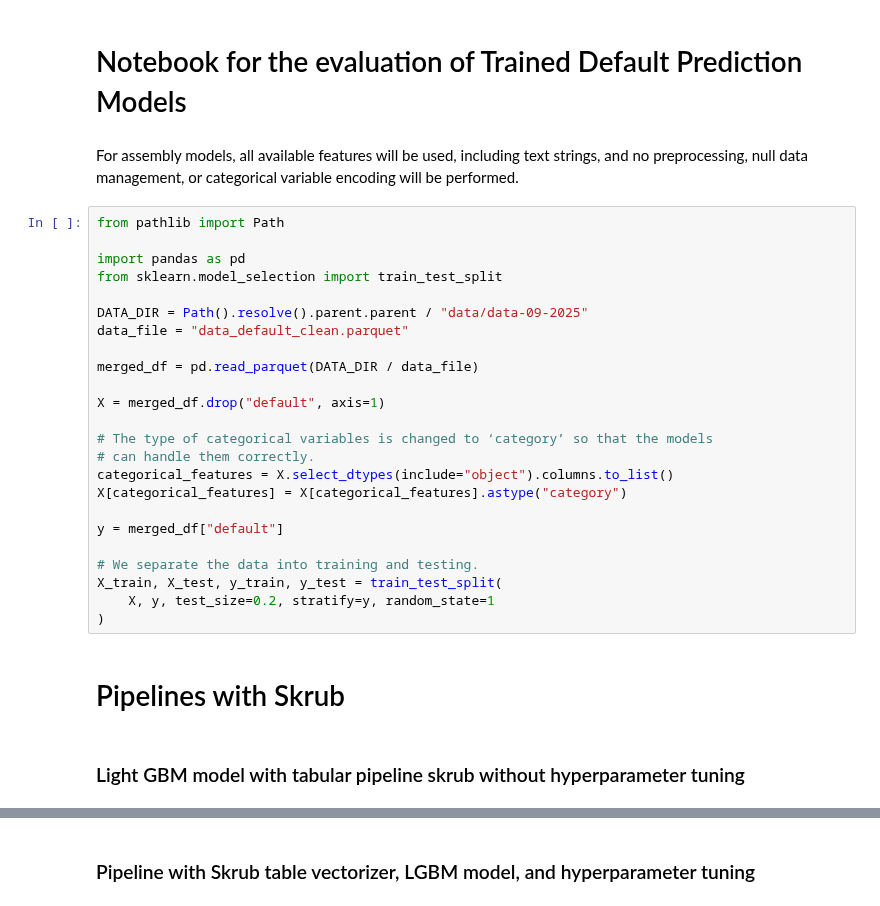
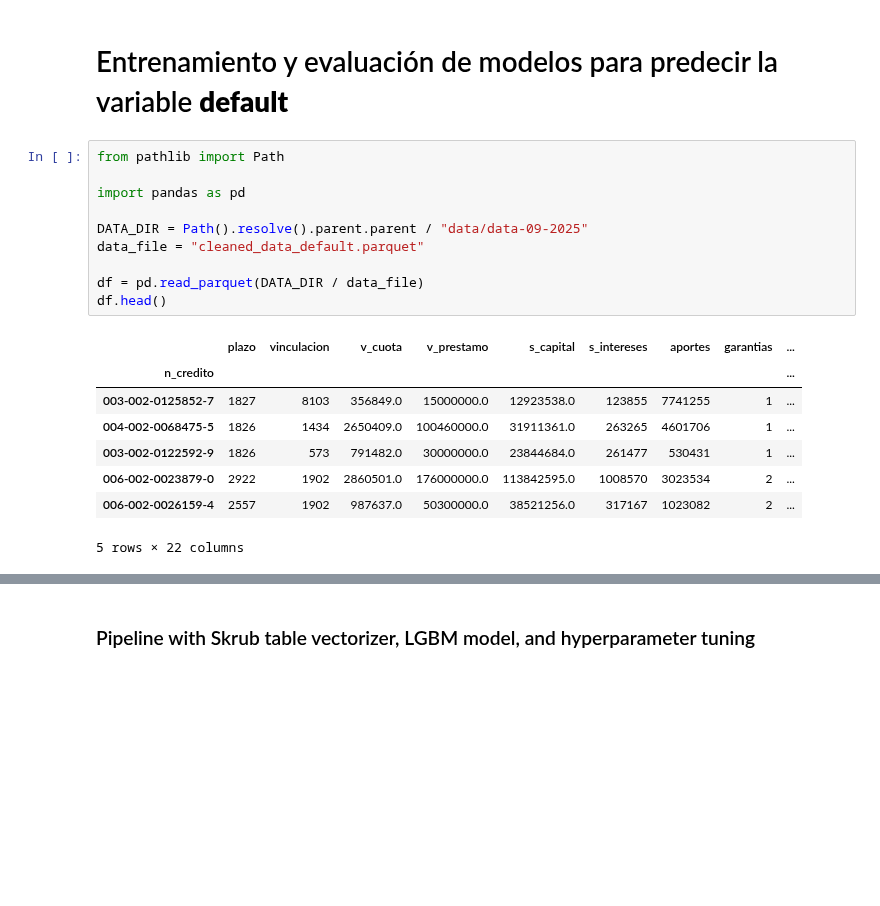
Before and after one commit to Bela1810/proyecto-riesgos, a Jupyter notebook: default/notebooks/models_training.ipynb, the cells around one changed output, grey strips where cells are left out. Drawn from its saved outputs; the diff is of its cells as text; blank space fills up the shorter version.

```diff
--- a/default/notebooks/models_training.ipynb
+++ b/default/notebooks/models_training.ipynb
@@ -1,32 +1,21 @@
 # %% [markdown]
-# Notebook for the evaluation of Trained Default Prediction Models
+# Entrenamiento y evaluación de modelos para predecir la variable **default**
-# %% [markdown]
-For assembly models, all available features will be used, including text strings, and no preprocessing, null data management, or categorical variable encoding will be performed.
 # %%
 from pathlib import Path
 
 import pandas as pd
-from sklearn.model_selection import train_test_split
 
 DATA_DIR = Path().resolve().parent.parent / "data/data-09-2025"
-data_file = "data_default_clean.parquet"
+data_file = "cleaned_data_default.parquet"
 
-merged_df = pd.read_parquet(DATA_DIR / data_file)
-
-X = merged_df.drop("default", axis=1)
-
-# The type of categorical variables is changed to ‘category’ so that the models
-# can handle them correctly.
-categorical_features = X.select_dtypes(include="object").columns.to_list()
-X[categorical_features] = X[categorical_features].astype("category")
-
-y = merged_df["default"]
-
-# We separate the data into training and testing.
-X_train, X_test, y_train, y_test = train_test_split(
-    X, y, test_size=0.2, stratify=y, random_state=1
-)
+df = pd.read_parquet(DATA_DIR / data_file)
+df.head()
+# %% [output]
+|  | plazo | vinculacion | v_cuota | v_prestamo | s_capital | s_intereses | aportes | garantias | ... |
+| n_credito |  |  |  |  |  |  |  |  | ... |
+| 003-002-0125852-7 | 1827 | 8103 | 356849.0 | 15000000.0 | 12923538.0 | 123855 | 7741255 | 1 | ... |
+| 004-002-0068475-5 | 1826 | 1434 | 2650409.0 | 100460000.0 | 31911361.0 | 263265 | 4601706 | 1 | ... |
+| 003-002-0122592-9 | 1826 | 573 | 791482.0 | 30000000.0 | 23844684.0 | 261477 | 530431 | 1 | ... |
+| 006-002-0023879-0 | 2922 | 1902 | 2860501.0 | 176000000.0 | 113842595.0 | 1008570 | 3023534 | 2 | ... |
+| 006-002-0026159-4 | 2557 | 1902 | 987637.0 | 50300000.0 | 38521256.0 | 317167 | 1023082 | 2 | ... |
+5 rows × 22 columns
-# %% [markdown]
-# Pipelines with Skrub
-# %% [markdown]
-### Light GBM model with tabular pipeline skrub without hyperparameter tuning
```
Also changed, not shown: parts of 60 cells of this notebook, 3 other files.
